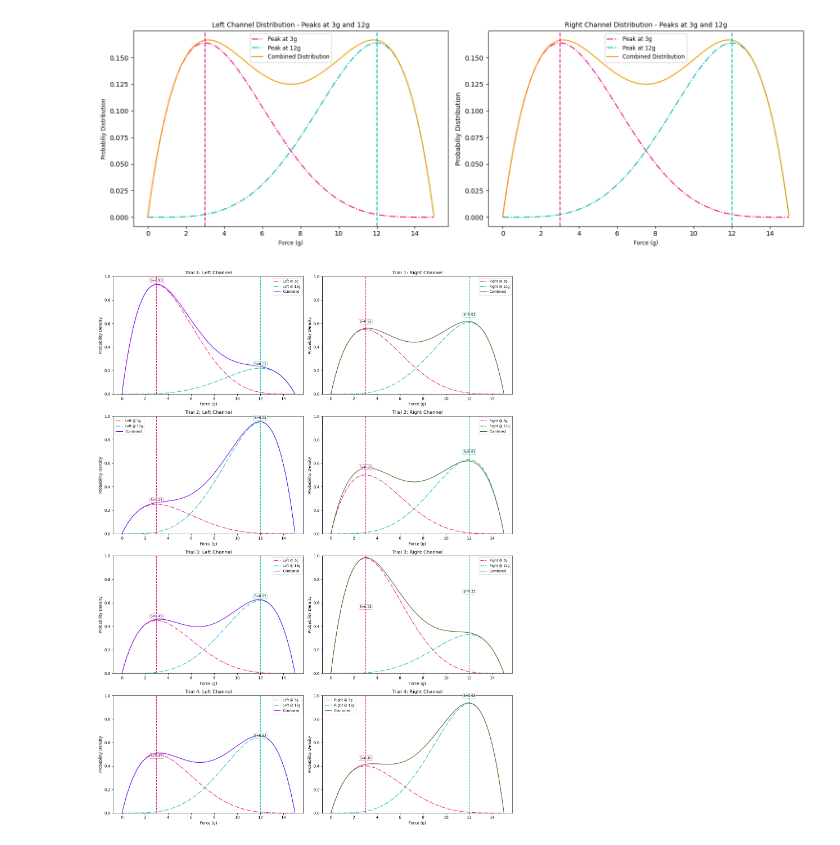
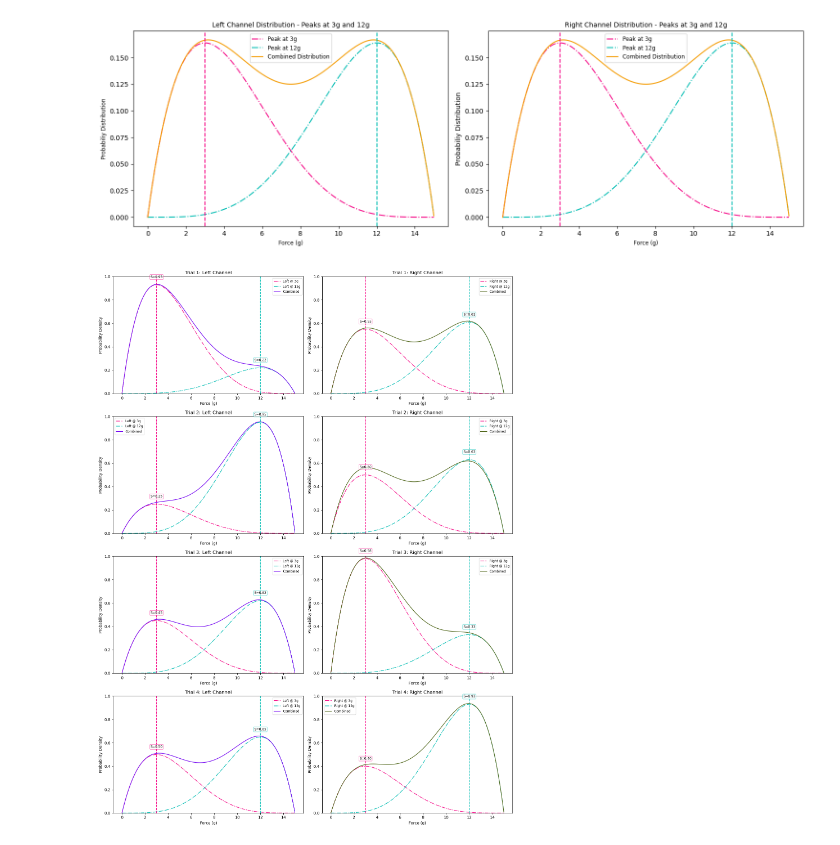
Before and after one commit to 2002sahapriya/Basal-Ganglia, a Jupyter notebook: park_bimodal.ipynb, the cells around one changed output. Cells and saved outputs as stored; diff of their text form; code cells hidden in the pictures.

```diff
--- a/park_bimodal.ipynb
+++ b/park_bimodal.ipynb
@@ -215,7 +215,7 @@ for i, pdf in enumerate(t1_left):
     axes[0, 0].axvline(x=peak[i], color=colors[i], linestyle='--')
     # Add label for peak height
     axes[0, 0].text(
-        peak[i], salience_t1[i] + 0.02,   # place just above peak
+        peak[i], salience_t1[i] + 0.05,   # place just above peak
         f"S={salience_t1[i]:.2f}",
         ha='center', va='bottom', fontsize='small',
         bbox=dict(boxstyle="round,pad=0.2", fc="white", ec=colors[i], alpha=0.6))
@@ -260,7 +260,7 @@ for i, pdf in enumerate(t2_left):
     axes[1, 0].axvline(x=peak[i], color=colors[i], linestyle='--')
     # Add label for peak height
     axes[1, 0].text(
-        peak[i], salience_t2[i] + 0.02,   # place just above peak
+        peak[i], salience_t2[i] + 0.05,   # place just above peak
         f"S={salience_t2[i]:.2f}",
         ha='center', va='bottom', fontsize='small',
         bbox=dict(boxstyle="round,pad=0.2", fc="white", ec=colors[i], alpha=0.6))
@@ -303,7 +303,7 @@ for i, pdf in enumerate(t3_left):
     axes[2, 0].axvline(x=peak[i], color=colors[i], linestyle='--')
     # Add label for peak height
     axes[2, 0].text(
-        peak[i], salience_t3[i] + 0.02,   # place just above peak
+        peak[i], salience_t3[i] + 0.05,   # place just above peak
         f"S={salience_t3[i]:.2f}",
         ha='center', va='bottom', fontsize='small',
         bbox=dict(boxstyle="round,pad=0.2", fc="white", ec=colors[i], alpha=0.6))
@@ -324,7 +324,7 @@ for j, pdf in enumerate(t3_right):
     axes[2, 1].axvline(x=peak[j], color=colors[j], linestyle='--')
     # Add label for peak height
     axes[2, 1].text(
-        peak[j], salience_t2[idx] + 0.05,
+        peak[j], salience_t3[idx] + 0.05,
         f"S={salience_t3[idx]:.2f}",
         ha='center', va='bottom', fontsize='small',
         bbox=dict(boxstyle="round,pad=0.2", fc="white", ec=colors[j], alpha=0.6))
@@ -346,8 +346,8 @@ for i, pdf in enumerate(t4_left):
     axes[3, 0].axvline(x=peak[i], color=colors[i], linestyle='--')
     # Add label for peak height
     axes[3, 0].text(
-        peak[i], salience_t3[i] + 0.02,   # place just above peak
-        f"S={salience_t3[i]:.2f}",
+        peak[i], salience_t4[i] + 0.05,   # place just above peak
+        f"S={salience_t4[i]:.2f}",
         ha='center', va='bottom', fontsize='small',
         bbox=dict(boxstyle="round,pad=0.2", fc="white", ec=colors[i], alpha=0.6))
 axes[3, 0].plot(domain_force_park, scaled_left4, color="#7609f2", label="Combined")
@@ -355,31 +355,31 @@ axes[3, 0].set_title('Trial 4: Left Channel', fontsize='large')
 axes[3, 0].set_xlabel('Force (g)')
 axes[3, 0].set_ylabel("Probability Density")
 axes[3, 0].set_ylim(0, 1.0)
 axes[3, 0].legend(fontsize='small')
 
 # # (2, 1): Right
 t4_right = Utility.to_scale(salience=salience_t4[2:], normalized_distributions=Utility.to_normalize([r3, r12]))
 scaled_right4 = t4_right[0] + t4_right[1]
 for j, pdf in enumerate(t4_right):
     idx = j + 2   # salience indices for right channel
     axes[3, 1].plot(domain_force_park, pdf, color=colors[j],
                    label=f'{actions_right[j]}', linestyle='-.')
     axes[3, 1].axvline(x=peak[j], color=colors[j], linestyle='--')
     # Add label for peak height
     axes[3, 1].text(
         peak[j], salience_t4[idx] + 0.05,
         f"S={salience_t4[idx]:.2f}",
         ha='center', va='bottom', fontsize='small',
         bbox=dict(boxstyle="round,pad=0.2", fc="white", ec=colors[j], alpha=0.6))
 axes[3, 1].plot(domain_force_park, scaled_right4, color="#52681D", label="Combined")
 axes[3, 1].set_title('Trial 4: Right Channel', fontsize='large')
 axes[3, 1].set_xlabel('Force (g)')
 axes[3, 1].set_ylabel('Probability Density')
 axes[3, 1].set_ylim(0, 1.0)
 axes[3, 1].legend(fontsize='small')
 
 plt.tight_layout()
 plt.savefig('./figures/park/bimodal/trial_distribution.png')
 plt.show()
 # %% [output]
-[figure, old version]
+[figure, new version]
```
Also changed, not shown: parts of 11 cells of this notebook, 10 other files.
